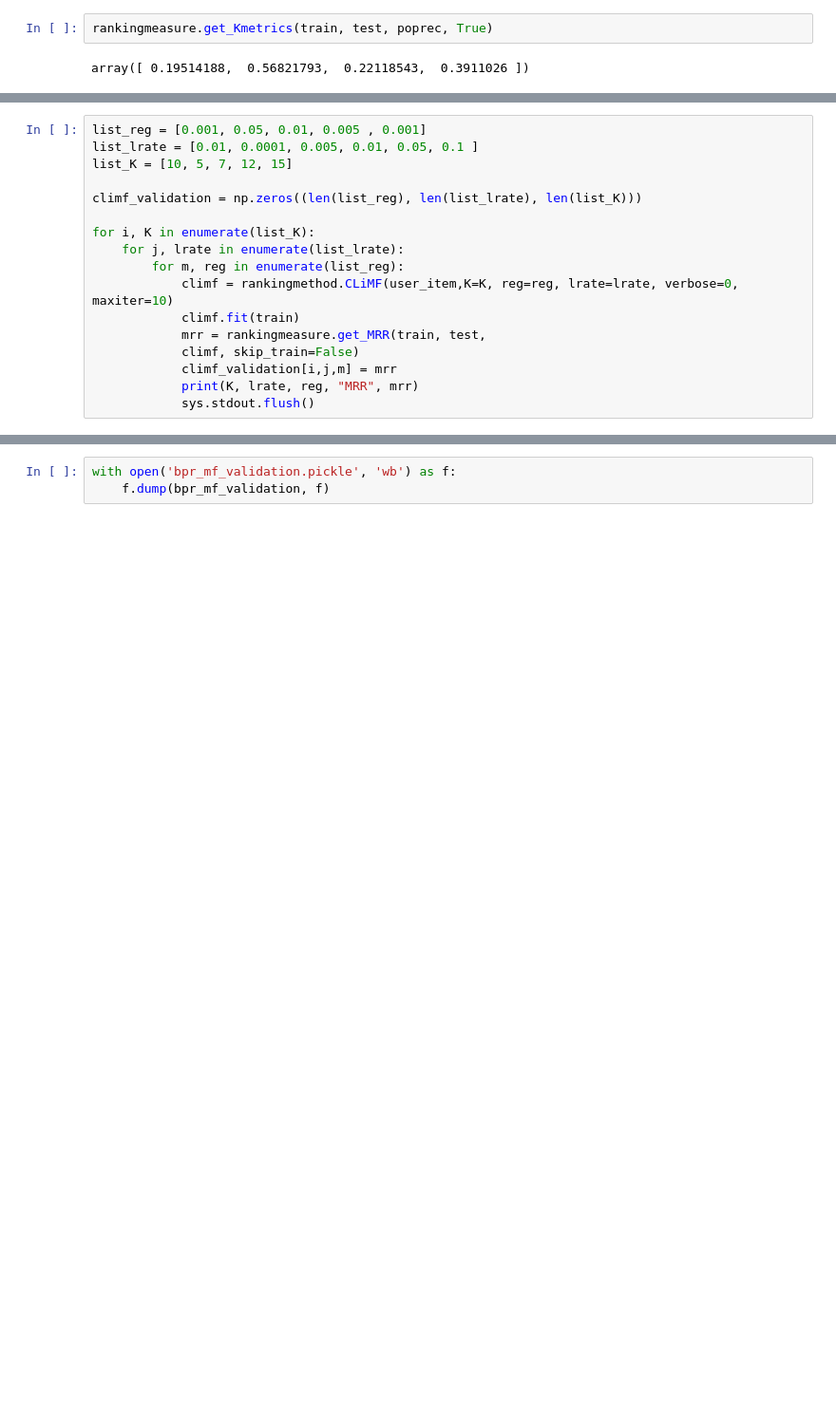
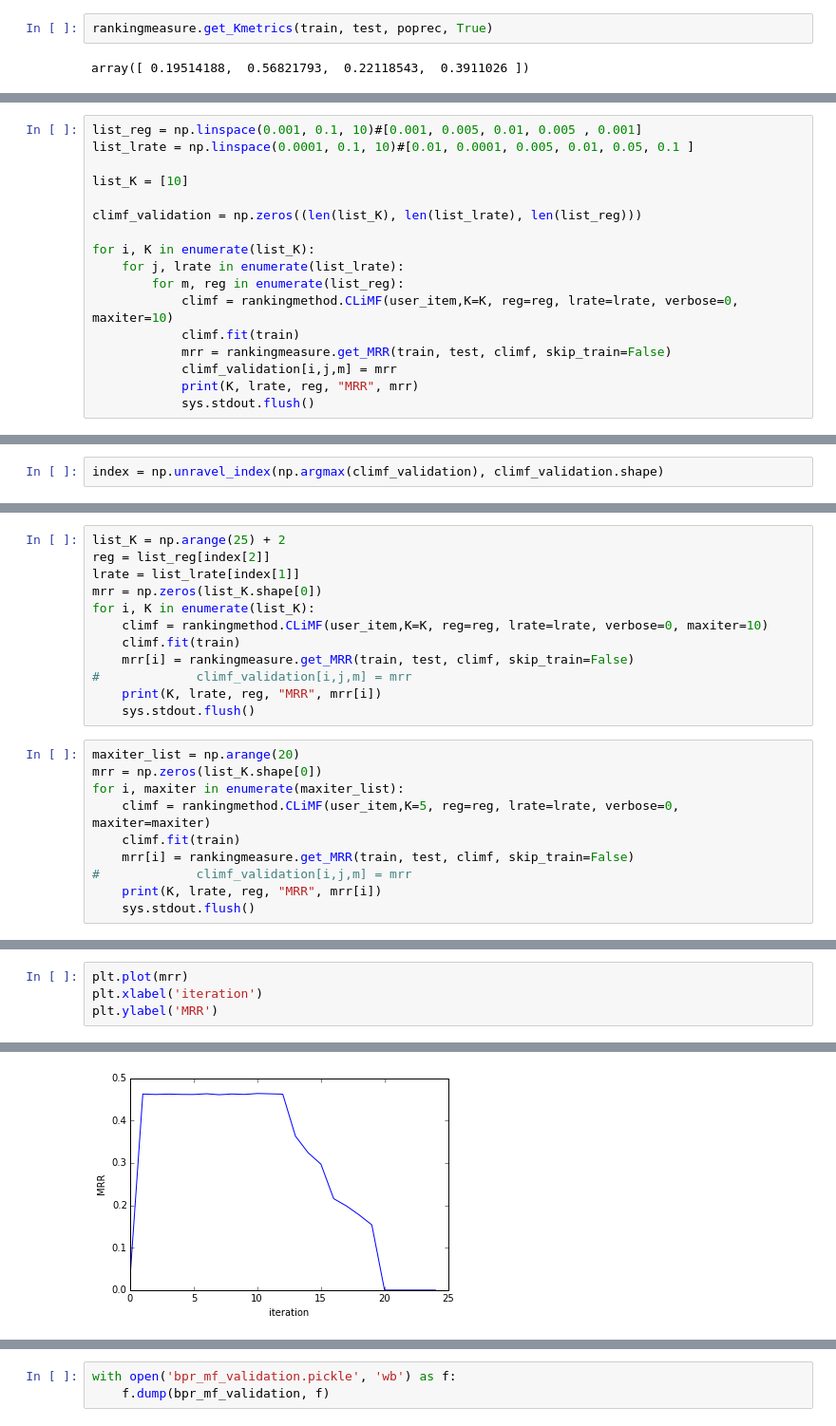
Before and after one commit to egorkudr1/diploma, a Jupyter notebook: rank_experiments.ipynb, the cells around one changed output, grey strips where cells are left out. Shown at 95% size. Cells and saved outputs as stored; diff of their text form; blank space fills up the shorter version.

```diff
--- a/rank_experiments.ipynb
+++ b/rank_experiments.ipynb
@@ -94,17 +81,17 @@ array([ 0.19514188,  0.56821793,  0.22118543,  0.3911026 ])
 # %%
-list_reg = [0.001, 0.05, 0.01, 0.005 , 0.001]
-list_lrate = [0.01, 0.0001, 0.005, 0.01, 0.05, 0.1 ]
-list_K = [10, 5, 7, 12, 15]
+list_reg = np.linspace(0.001, 0.1, 10)#[0.001, 0.005, 0.01, 0.005 , 0.001]
+list_lrate = np.linspace(0.0001, 0.1, 10)#[0.01, 0.0001, 0.005, 0.01, 0.05, 0.1 ]
 
-climf_validation = np.zeros((len(list_reg), len(list_lrate), len(list_K)))
+list_K = [10]
+
+climf_validation = np.zeros((len(list_K), len(list_lrate), len(list_reg)))
 
 for i, K in enumerate(list_K):
     for j, lrate in enumerate(list_lrate):
         for m, reg in enumerate(list_reg):
             climf = rankingmethod.CLiMF(user_item,K=K, reg=reg, lrate=lrate, verbose=0, maxiter=10)
             climf.fit(train)
-            mrr = rankingmeasure.get_MRR(train, test,
-            climf, skip_train=False)
+            mrr = rankingmeasure.get_MRR(train, test, climf, skip_train=False)
             climf_validation[i,j,m] = mrr
             print(K, lrate, reg, "MRR", mrr)
             sys.stdout.flush()
@@ -110,0 +116,2 @@ for i, K in enumerate(list_K):
+# %%
+index = np.unravel_index(np.argmax(climf_validation), climf_validation.shape)
@@ -110,0 +125,22 @@ for i, K in enumerate(list_K):
+# %%
+list_K = np.arange(25) + 2
+reg = list_reg[index[2]]
+lrate = list_lrate[index[1]]
+mrr = np.zeros(list_K.shape[0])
+for i, K in enumerate(list_K):
+    climf = rankingmethod.CLiMF(user_item,K=K, reg=reg, lrate=lrate, verbose=0, maxiter=10)
+    climf.fit(train)
+    mrr[i] = rankingmeasure.get_MRR(train, test, climf, skip_train=False)
+#             climf_validation[i,j,m] = mrr
+    print(K, lrate, reg, "MRR", mrr[i])
+    sys.stdout.flush()
+# %%
+maxiter_list = np.arange(20)
+mrr = np.zeros(list_K.shape[0])
+for i, maxiter in enumerate(maxiter_list):
+    climf = rankingmethod.CLiMF(user_item,K=5, reg=reg, lrate=lrate, verbose=0, maxiter=maxiter)
+    climf.fit(train)
+    mrr[i] = rankingmeasure.get_MRR(train, test, climf, skip_train=False)
+#             climf_validation[i,j,m] = mrr
+    print(K, lrate, reg, "MRR", mrr[i])
+    sys.stdout.flush()
@@ -110,0 +168,5 @@ for i, K in enumerate(list_K):
+# %%
+plt.plot(mrr)
+plt.xlabel('iteration')
+plt.ylabel('MRR')
+# %% [output]
@@ -111 +174,2 @@ for i, K in enumerate(list_K):
+[figure, added]
 # %% [markdown]
```
Also changed, not shown: parts of 40 cells of this notebook, 3 other files.
